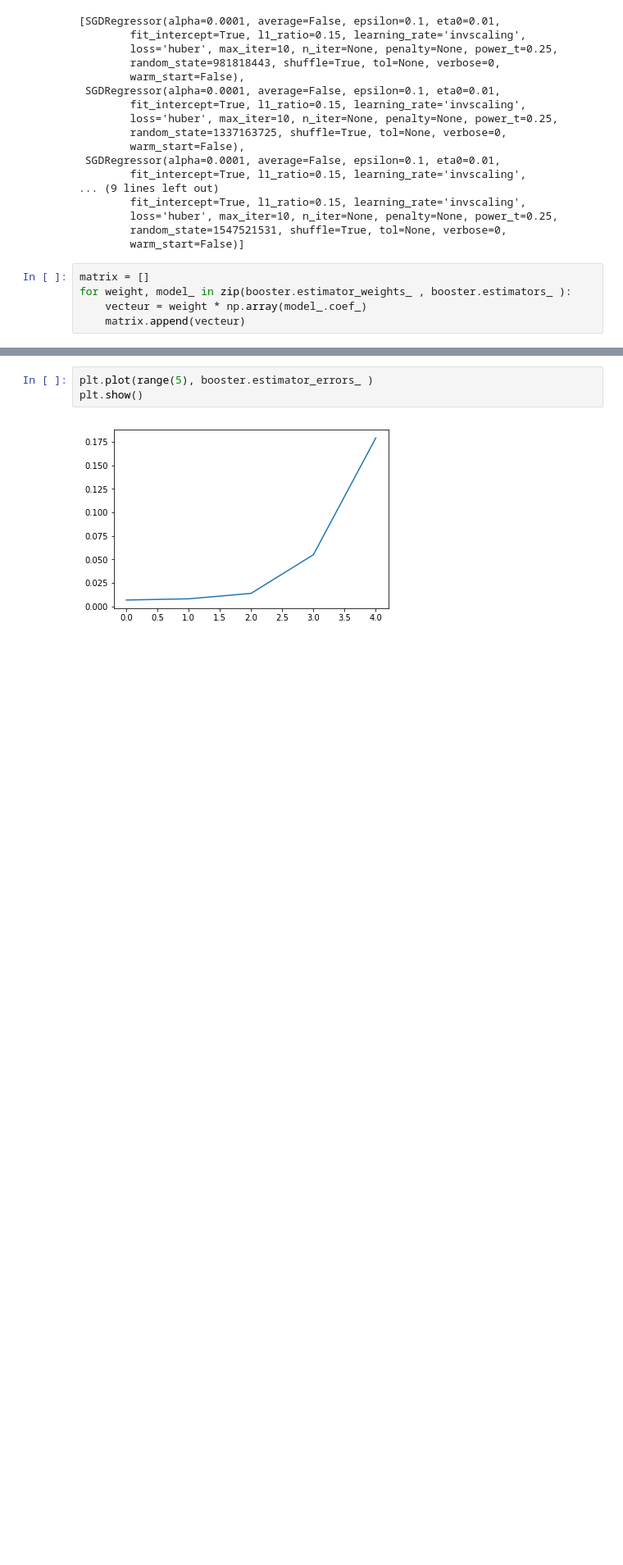
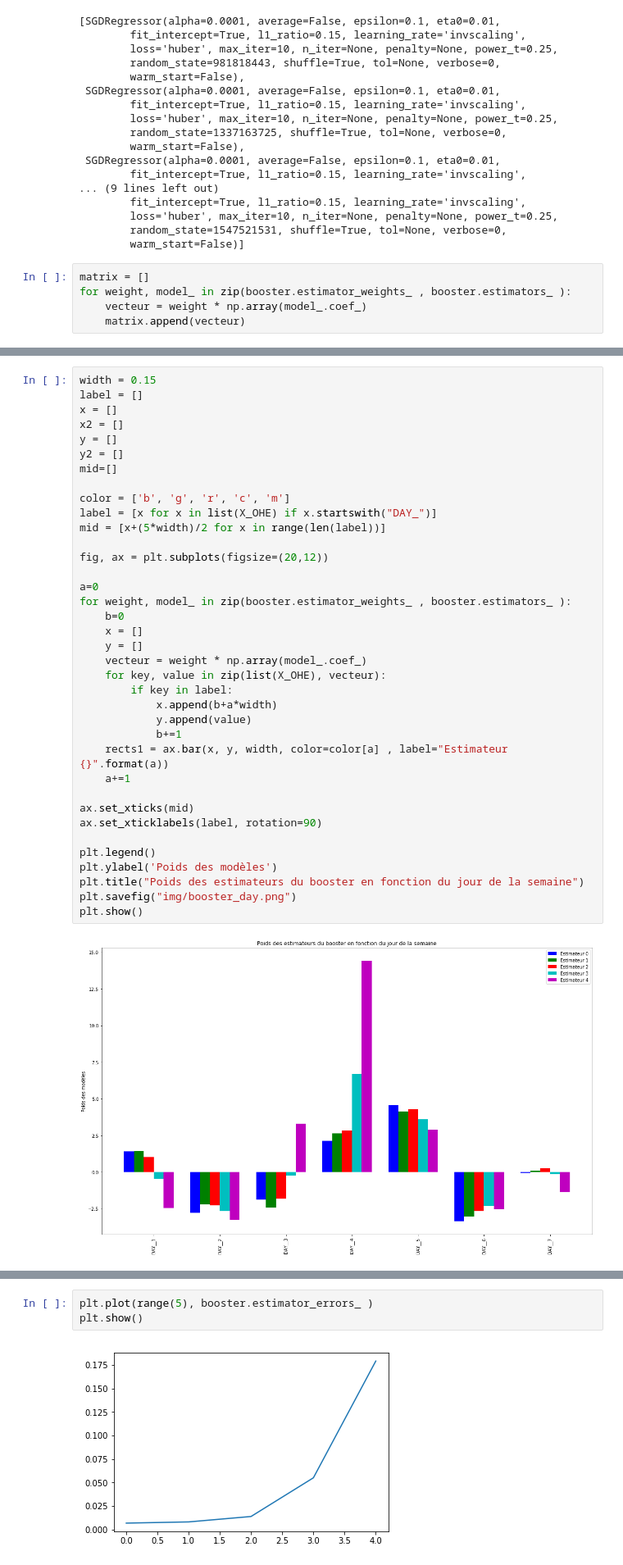
Before and after one commit to Coni63/OC_DS, a Jupyter notebook: P4/Model 2.ipynb, the cells around one changed output, grey strips where cells are left out. Shown at 82% size. Saved outputs shown, nothing was run; the diff lists cells and outputs as text; blank space fills up the shorter version.

```diff
--- a/P4/Model 2.ipynb
+++ b/P4/Model 2.ipynb
@@ -537,0 +559,39 @@ plt.show()
+# %%
+width = 0.15
+label = []
+x = []
+x2 = []
+y = []
+y2 = []
+mid=[]
+
+color = ['b', 'g', 'r', 'c', 'm']
+label = [x for x in list(X_OHE) if x.startswith("DAY_")]
+mid = [x+(5*width)/2 for x in range(len(label))]
+
+fig, ax = plt.subplots(figsize=(20,12))
+
+a=0
+for weight, model_ in zip(booster.estimator_weights_ , booster.estimators_ ):
+    b=0
+    x = []
+    y = []
+    vecteur = weight * np.array(model_.coef_)
+    for key, value in zip(list(X_OHE), vecteur):
+        if key in label:
+            x.append(b+a*width)
+            y.append(value)
+            b+=1
+    rects1 = ax.bar(x, y, width, color=color[a] , label="Estimateur {}".format(a))
+    a+=1
+
+ax.set_xticks(mid)
+ax.set_xticklabels(label, rotation=90)
+
+plt.legend()
+plt.ylabel('Poids des modèles')
+plt.title("Poids des estimateurs du booster en fonction du jour de la semaine")
+plt.savefig("img/booster_day.png")
+plt.show()
+# %% [output]
+[figure, added]
```
Also changed, not shown: parts of 14 cells of this notebook, 14 other files.
